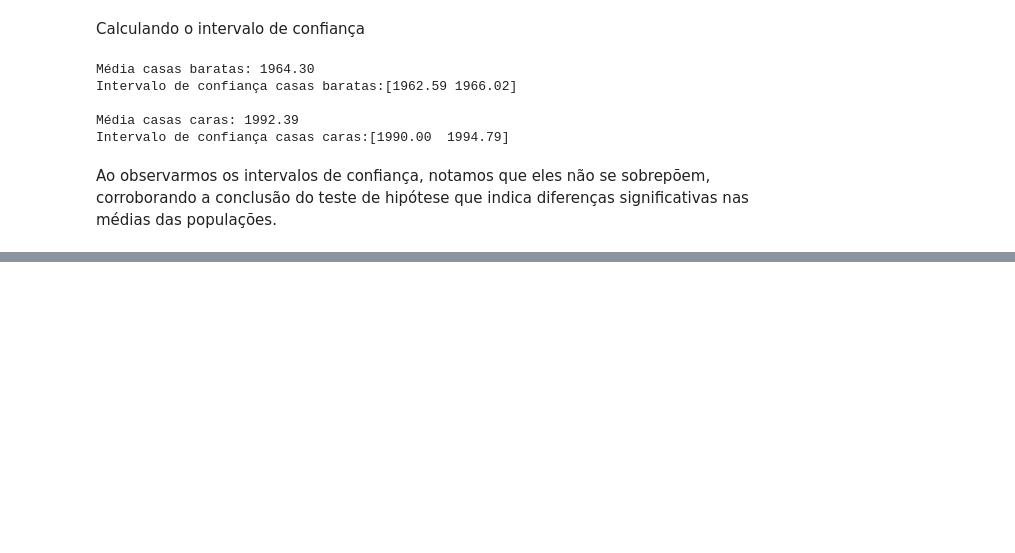
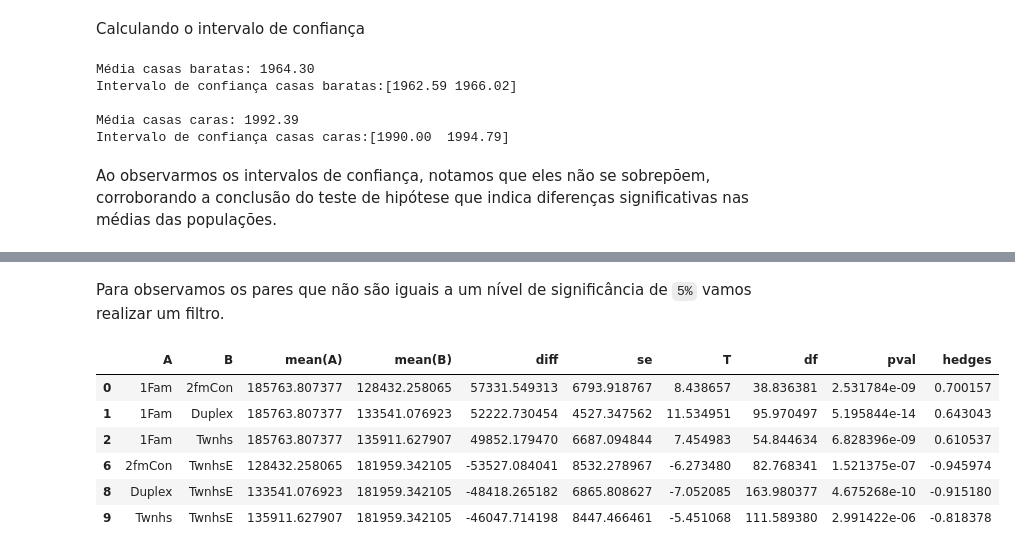
Before and after one commit to Oseiasdfarias/estatistica_do_basico_ao_avancado_EBA, a Jupyter notebook: estatistica_descritiva_house_pricing.ipynb, the cells around one changed output, grey strips where cells are left out. Saved outputs shown, nothing was run; the diff lists cells and outputs as text; code cells hidden in the pictures; blank space fills up the shorter version.

```diff
--- a/estatistica_descritiva_house_pricing.ipynb
+++ b/estatistica_descritiva_house_pricing.ipynb
@@ -1142,0 +1504,12 @@ Ao observarmos os intervalos de confiança, notamos que eles não se sobrepõem,
+# %% [markdown]
+Para observamos os pares que não são iguais a um nível de significância de `5%` vamos realizar um filtro.
+# %%
+df_bt_gameshowell[df_bt_gameshowell.pval < .05]
+# %% [output]
+|  | A | B | mean(A) | mean(B) | diff | se | T | df | pval | hedges |
+| 0 | 1Fam | 2fmCon | 185763.807377 | 128432.258065 | 57331.549313 | 6793.918767 | 8.438657 | 38.836381 | 2.531784e-09 | 0.700157 |
+| 1 | 1Fam | Duplex | 185763.807377 | 133541.076923 | 52222.730454 | 4527.347562 | 11.534951 | 95.970497 | 5.195844e-14 | 0.643043 |
+| 2 | 1Fam | Twnhs | 185763.807377 | 135911.627907 | 49852.179470 | 6687.094844 | 7.454983 | 54.844634 | 6.828396e-09 | 0.610537 |
+| 6 | 2fmCon | TwnhsE | 128432.258065 | 181959.342105 | -53527.084041 | 8532.278967 | -6.273480 | 82.768341 | 1.521375e-07 | -0.945974 |
+| 8 | Duplex | TwnhsE | 133541.076923 | 181959.342105 | -48418.265182 | 6865.808627 | -7.052085 | 163.980377 | 4.675268e-10 | -0.915180 |
+| 9 | Twnhs | TwnhsE | 135911.627907 | 181959.342105 | -46047.714198 | 8447.466461 | -5.451068 | 111.589380 | 2.991422e-06 | -0.818378 |
```
Also changed, not shown: parts of 52 cells of this notebook.
